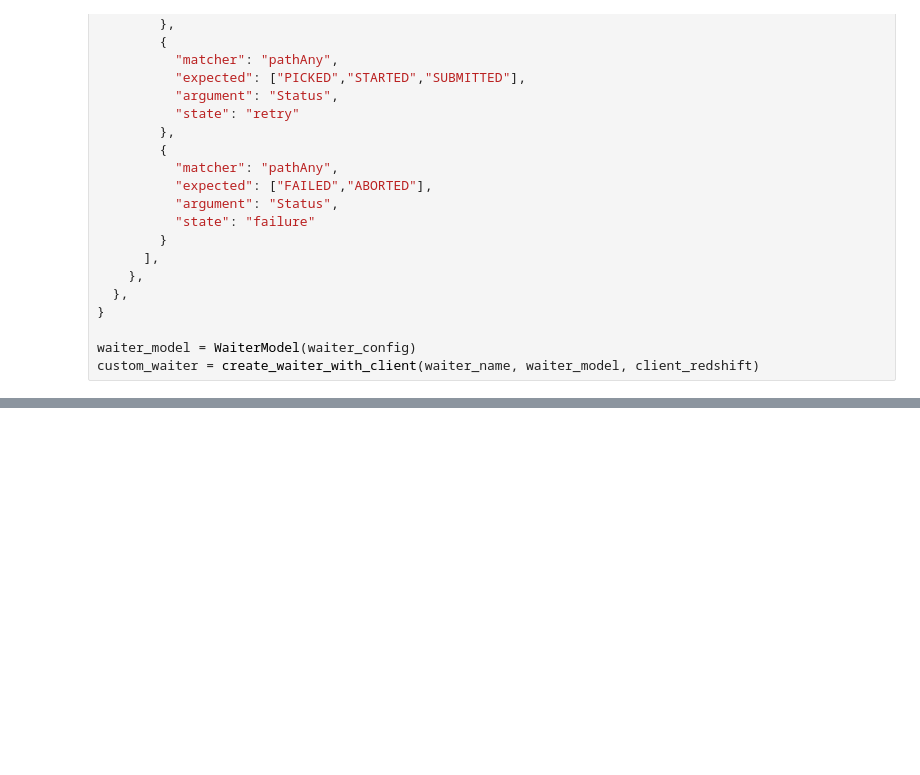
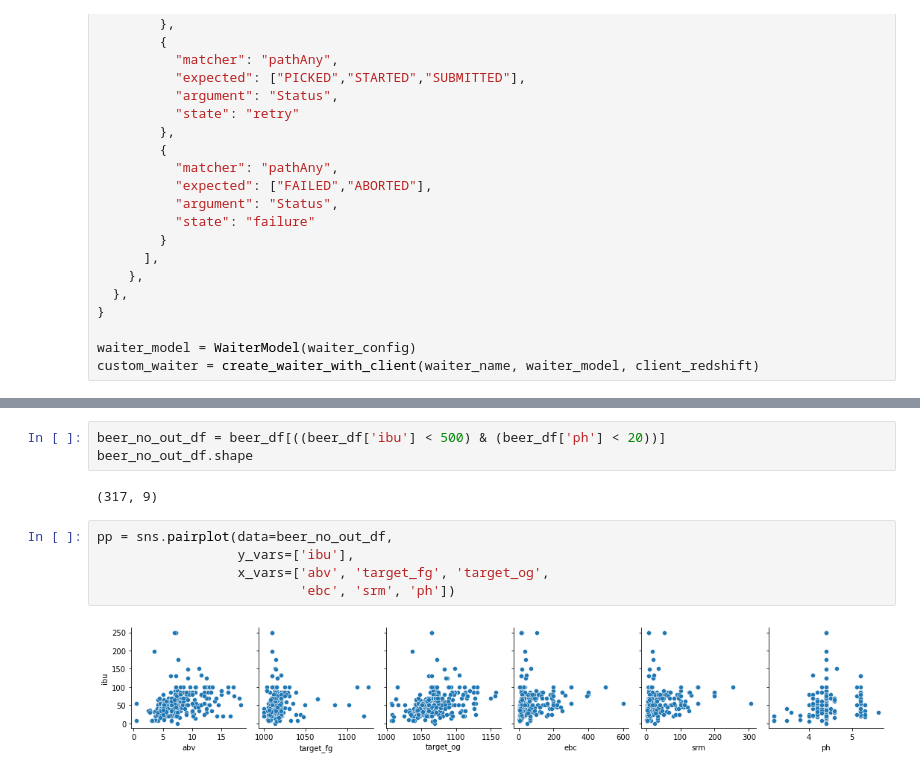
Before and after one commit to arthurbatista/punk_ml, a Jupyter notebook: ml_punk_redshift.ipynb, the cells around one changed output, grey strips where cells are left out. Cells and saved outputs as stored; diff of their text form; blank space fills up the shorter version.

```diff
--- a/ml_punk_redshift.ipynb
+++ b/ml_punk_redshift.ipynb
@@ -137,0 +252,12 @@ dtype: object
+# %%
+beer_no_out_df = beer_df[((beer_df['ibu'] < 500) & (beer_df['ph'] < 20))]
+beer_no_out_df.shape
+# %% [output]
+(317, 9)
+# %%
+pp = sns.pairplot(data=beer_no_out_df,
+                  y_vars=['ibu'],
+                  x_vars=['abv', 'target_fg', 'target_og',
+                          'ebc', 'srm', 'ph'])
+# %% [output]
+[figure, added]
```
Also changed, not shown: parts of 40 cells of this notebook, 1 other file.
